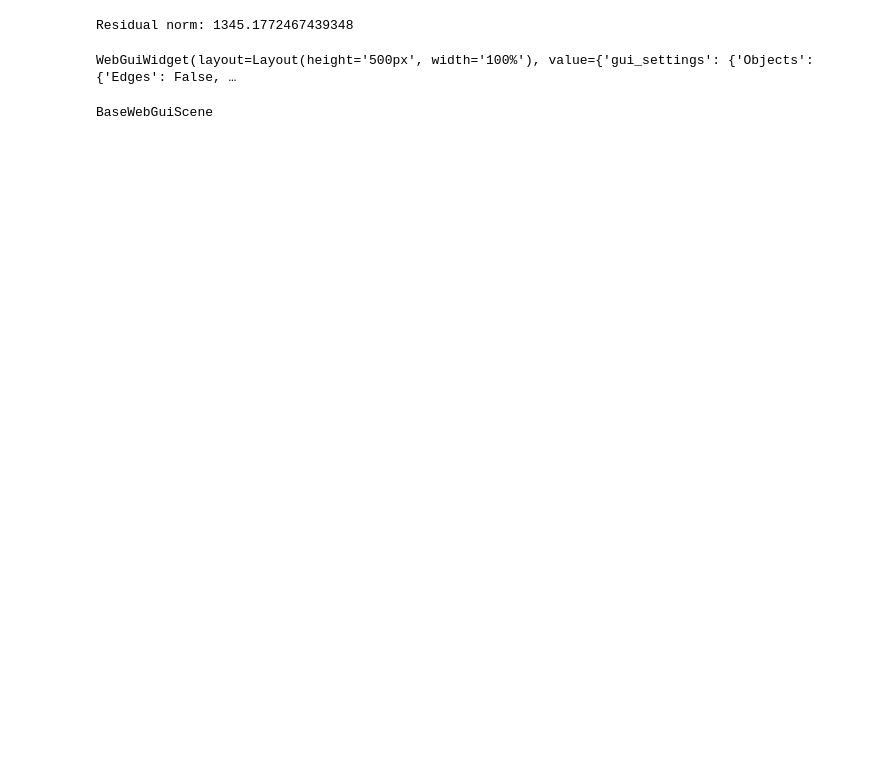
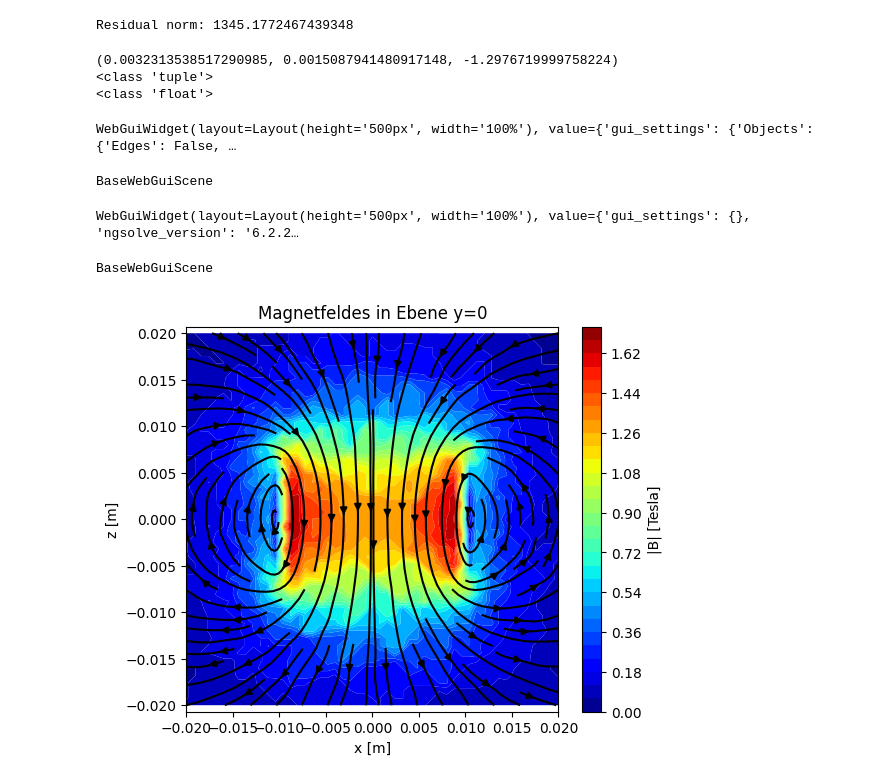
Before and after one commit to Saxermi/hana_pde_modeling_fem, a Jupyter notebook: 4_MagVekPot_HomCoil.ipynb, the cells around one changed output. Cells and saved outputs as stored; diff of their text form; code cells hidden in the pictures; blank space fills up the shorter version.

Commit message:
2D Plot implementation

```diff
--- a/4_MagVekPot_HomCoil.ipynb
+++ b/4_MagVekPot_HomCoil.ipynb
@@ -128,3 +122,13 @@ B = curl(gfA)
+# %%
+B = curl(gfA)
+B_value = B(mesh(0,0,0))
+print(B_value)
+print(type(B_value))
+print(type(B_value[0]))
+# %% [output]
+(0.0032313538517290985, 0.0015087941480917148, -1.2976719999758224)
+<class 'tuple'>
+<class 'float'>
 # %%
 # Feldlinien to be done
 yiB = np.linspace(-.005,.005,9)
@@ -141,3 +145,69 @@ Draw (B, mesh.Materials('coil'), objects=[fieldlines],
 # %% [output]
 WebGuiWidget(layout=Layout(height='500px', width='100%'), value={'gui_settings': {'Objects': {'Edges': False, …
 BaseWebGuiScene
+# %%
+clipplane = (0, 1, 0, 0)
+
+Draw(
+    B,
+     mesh.Materials('coil'),
+    "MagneticField",
+    objects=[fieldlines],   # bereits erzeugte 3D-Feldlinien
+    draw_surf=True,         # Oberfläche (Schnitt) zeichnen
+    draw_vol=False,         # Volumendarstellung weglassen
+    clipplane=clipplane,
+    min=0, max=0.1
+)
+# %% [output]
+WebGuiWidget(layout=Layout(height='500px', width='100%'), value={'gui_settings': {}, 'ngsolve_version': '6.2.2…
+BaseWebGuiScene
+# %%
+# -------- 1) 2D-Gitter im x-z-Raum (y=0) definieren --------
+nx = 51
+nz = 51
+
+# Bereich für x und z festlegen (z.B. ±0.02 m)
+xvals = np.linspace(-0.02, 0.02, nx)
+zvals = np.linspace(-0.02, 0.02, nz)
+
+# Meshgrid anlegen, für (X,Z)
+X, Z = np.meshgrid(xvals, zvals)
+
+# -------- 2) Arrays für Bx (U) und Bz (V) anlegen --------
+U = np.zeros_like(X)
+V = np.zeros_like(X)
+
+# -------- 3) Schleife über Gitterpunkte und B(x, y=0, z) auswerten --------
+for i in range(nz):
+    for j in range(nx):
+        x = X[i, j]
+        z = Z[i, j]
+        # Im Schnittebene gilt y=0
+        B_val = B(mesh(x, 0, z))  # => B_val ist (Bx, By, Bz)
+        U[i, j] = B_val[0]       # x-Komponente
+        V[i, j] = B_val[2]       # z-Komponente
+
+# -------- 4) Plot mit matplotlib --------
+plt.figure(figsize=(6,5))
+plt.title("Magnetfeldes in Ebene y=0")
+
+# (a) Hintergrundkontur für Betrag von B
+magB = np.sqrt(U**2 + V**2)  # |B| = sqrt(Bx^2 + Bz^2)
+cont = plt.contourf(X, Z, magB, levels=30,
+             cmap="jet",
+             alpha=1.0,        # keine Halbtransparenz
+             linewidths=0,     # keine Konturlinien zeichnen
+             edgecolors='none',
+             antialiased=True)
+plt.colorbar(cont, label="|B| [Tesla]")
+
+# (b) Stromlinienplot (Feldlinien)
+plt.streamplot(X, Z, U, V, color='k', density=1)
+
+# Layout
+plt.axis('equal')
+plt.xlabel("x [m]")
+plt.ylabel("z [m]")
+plt.show()
+# %% [output]
+[figure, added]
```
Also changed, not shown: parts of 8 cells of this notebook.
